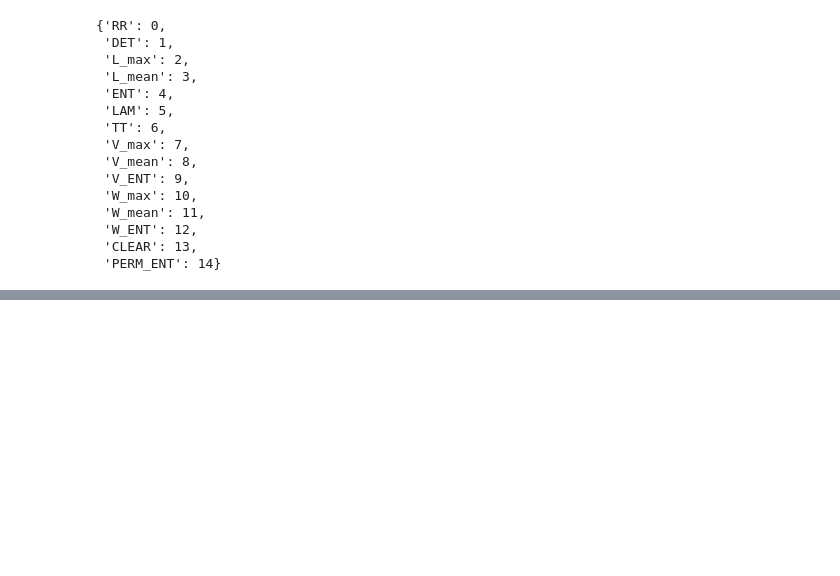
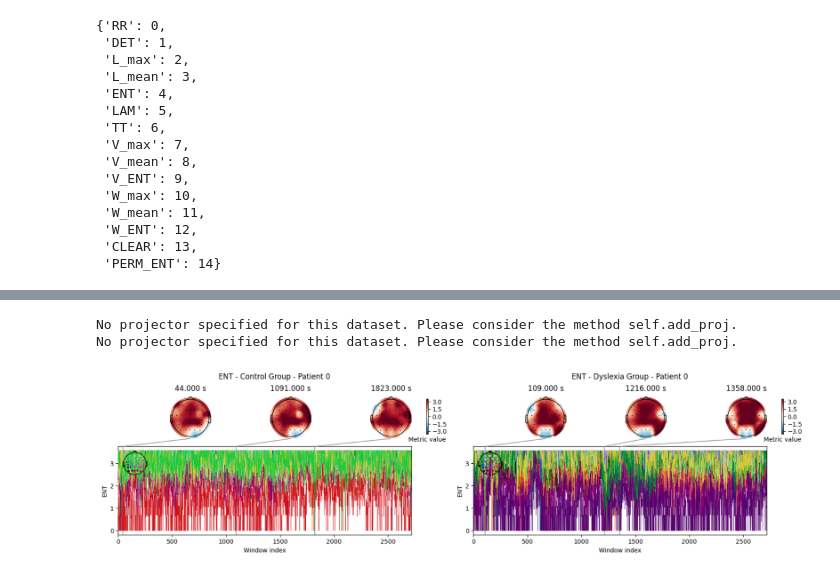
Before and after one commit to MarioPasc/Dyslexia_EEG_characterization, a Jupyter notebook: scripts/rqe/explore.ipynb, the cells around one changed output, grey strips where cells are left out. Drawn from its saved outputs; the diff is of its cells as text; code cells hidden in the pictures; blank space fills up the shorter version.

Commit message:
Add mne utils

```diff
--- a/scripts/rqe/explore.ipynb
+++ b/scripts/rqe/explore.ipynb
@@ -152,0 +353,29 @@ if not hasattr(st, 'broadcast_to'):
+# %%
+import sys
+import os
+
+# Add the project root to the path if needed
+project_root = os.path.abspath(os.path.join(os.getcwd(), "../.."))
+if project_root not in sys.path:
+    sys.path.append(project_root)
+
+from pyddeeg.mne_utils import window_experiment_utils as mne_utils
+
+# Load dataset indexes
+ROOT = "/home/mario/Python/Datasets/EEG/timeseries/processed/rqa_windows/"
+dataset_indexes = mne_utils.load_dataset_indexes(ROOT)
+
+# Create side-by-side comparison
+fig = mne_utils.create_group_comparison_plot(
+    patient_index=0,
+    window_size="window_50",
+    direction="up",
+    metric_name="ENT",
+    dataset_indexes=dataset_indexes,
+    show=True,
+    times = [500, 1000, 1500, 2000],
+)
+# %% [output]
+No projector specified for this dataset. Please consider the method self.add_proj.
+No projector specified for this dataset. Please consider the method self.add_proj.
+[figure, added]
```
Also changed, not shown: parts of 5 cells of this notebook, 2 other files.
